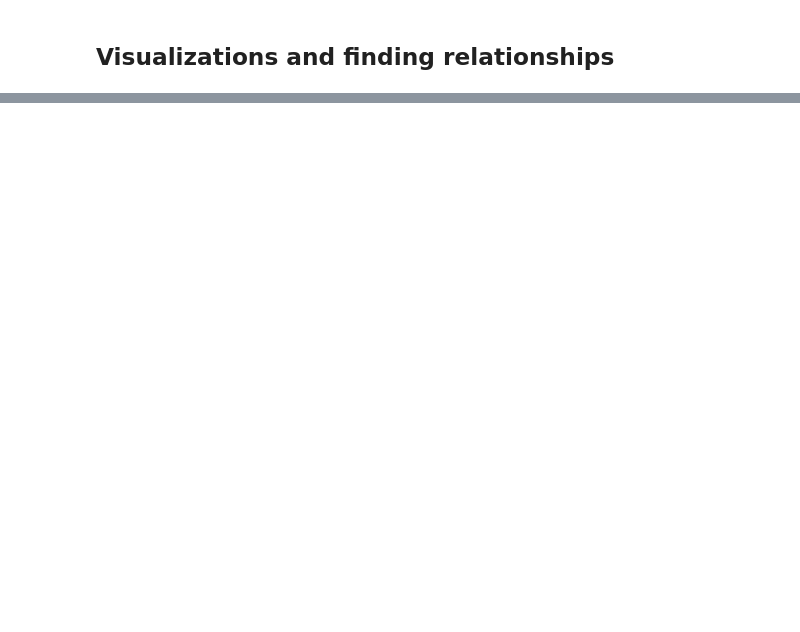
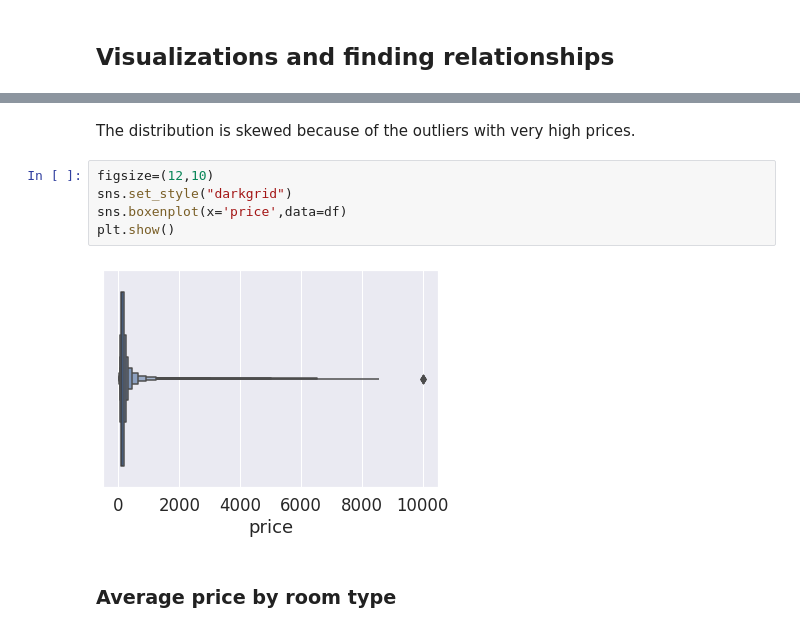
Before and after one commit to martina-nu/EDA-NewYorkAirbnb, a Jupyter notebook: src/explore.ipynb, the cells around one changed output, grey strips where cells are left out. Cells and saved outputs as stored; diff of their text form; blank space fills up the shorter version.

```diff
--- a/src/explore.ipynb
+++ b/src/explore.ipynb
@@ -176,0 +233,11 @@ df.describe(include = 'object')
+# %% [markdown]
+The distribution is skewed because of the outliers with very high prices.
+# %%
+figsize=(12,10)
+sns.set_style("darkgrid")
+sns.boxenplot(x='price',data=df)
+plt.show()
+# %% [output]
+[figure, added]
+# %% [markdown]
+### Average price by room type
```
Also changed, not shown: parts of 32 cells of this notebook.
